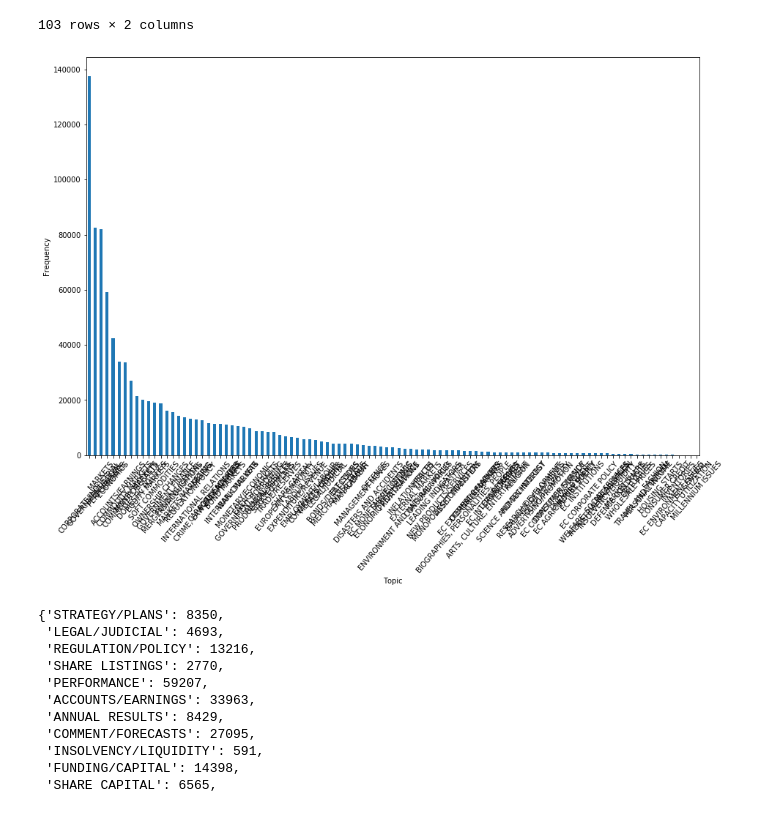
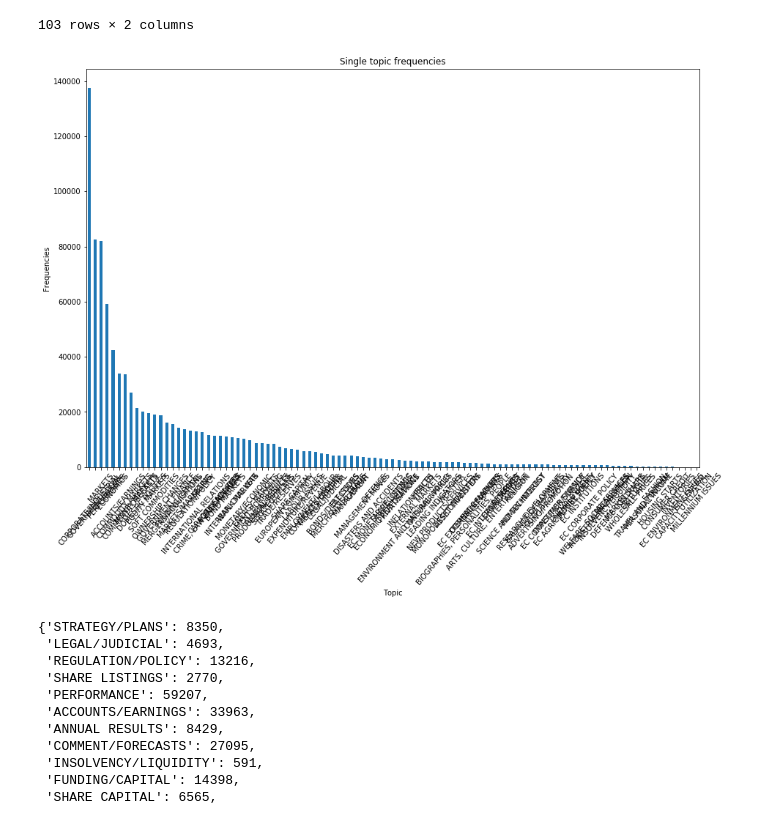
Before and after one commit to apndx/ReutersDocLabeler, a Jupyter notebook: notebooks/explorative-data-analysis.ipynb, the cells around one changed output. Cells and saved outputs as stored; diff of their text form; code cells hidden in the pictures.

```diff
--- a/notebooks/explorative-data-analysis.ipynb
+++ b/notebooks/explorative-data-analysis.ipynb
@@ -251,12 +251,13 @@ topics_desc_index
 # %%
 plt.figure(figsize=(15,10))
 topics_desc_index.sort_values(by="AMOUNT",ascending=False)["AMOUNT"].plot.bar()
 plt.xticks(rotation=50)
+plt.title("Single topic frequencies")
 plt.xlabel("Topic")
-plt.ylabel("Frequency")
+plt.ylabel("Frequencies")
 plt.show()
 # %% [output]
-[figure, old version]
+[figure, new version]
 # %%
 desc_dict = pd.Series(topics.AMOUNT.values,index=topics.DESCRIPTION).to_dict()
 desc_dict
```
Also changed, not shown: parts of 10 cells of this notebook, 1 other file.
